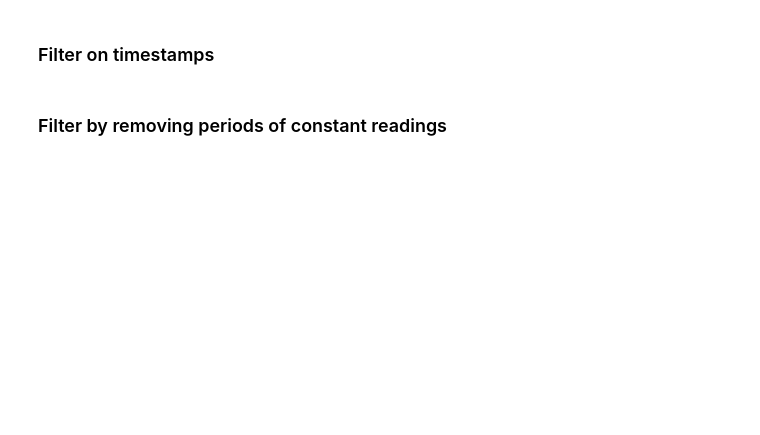
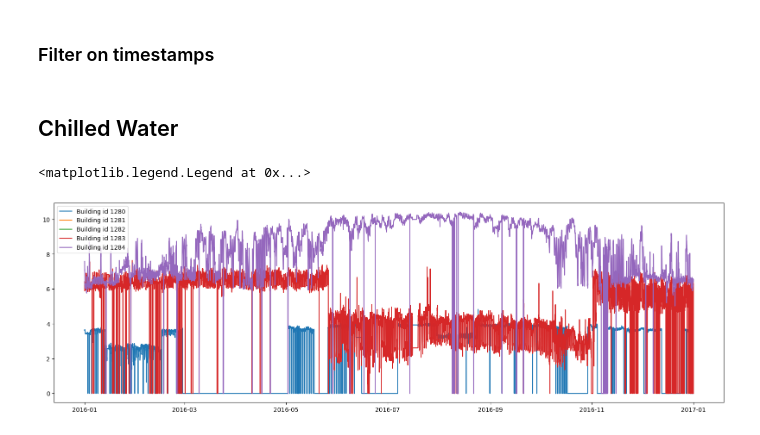
Before and after one commit to lmalms/sequence-learners, a Jupyter notebook: ashrae/ashrae-outlier-removal.ipynb, the cells around one changed output. Drawn from its saved outputs; the diff is of its cells as text; code cells hidden in the pictures; blank space fills up the shorter version.

Commit message:
Outlier removal for chilled water readings

```diff
--- a/ashrae/ashrae-outlier-removal.ipynb
+++ b/ashrae/ashrae-outlier-removal.ipynb
@@ -169,2 +139,0 @@ ax.legend();
-# %% [markdown]
-### Filter by removing periods of constant readings
@@ -213,0 +140,25 @@ def find_constant_streaks(
+# %% [markdown]
+## Chilled Water
+# %%
+# meter_id: type -> {0: electricity, 1: chilledwater, 2: steam, 3: hotwater}
+
+meter_id = 1
+start_id = 1280
+building_ids = list(range(start_id, start_id + 5))
+# building_ids = [273, 282]
+
+df = readings_df[(readings_df["building_id"].isin(building_ids)) & (readings_df["meter_id"] == meter_id)]
+
+fig, ax = plt.subplots(1, 1, figsize=(20, 6))
+for b_id in building_ids:
+    b_df = df[df["building_id"] == b_id]
+    ax.plot(
+        b_df["timestamp"].values,
+        b_df["ln_meter_reading"].values,
+        label=f"Building id {b_id}",
+    )
+
+ax.legend()
+# %% [output]
+<matplotlib.legend.Legend at 0x...>
+[figure, added]
```
Also changed, not shown: parts of 11 cells of this notebook.
